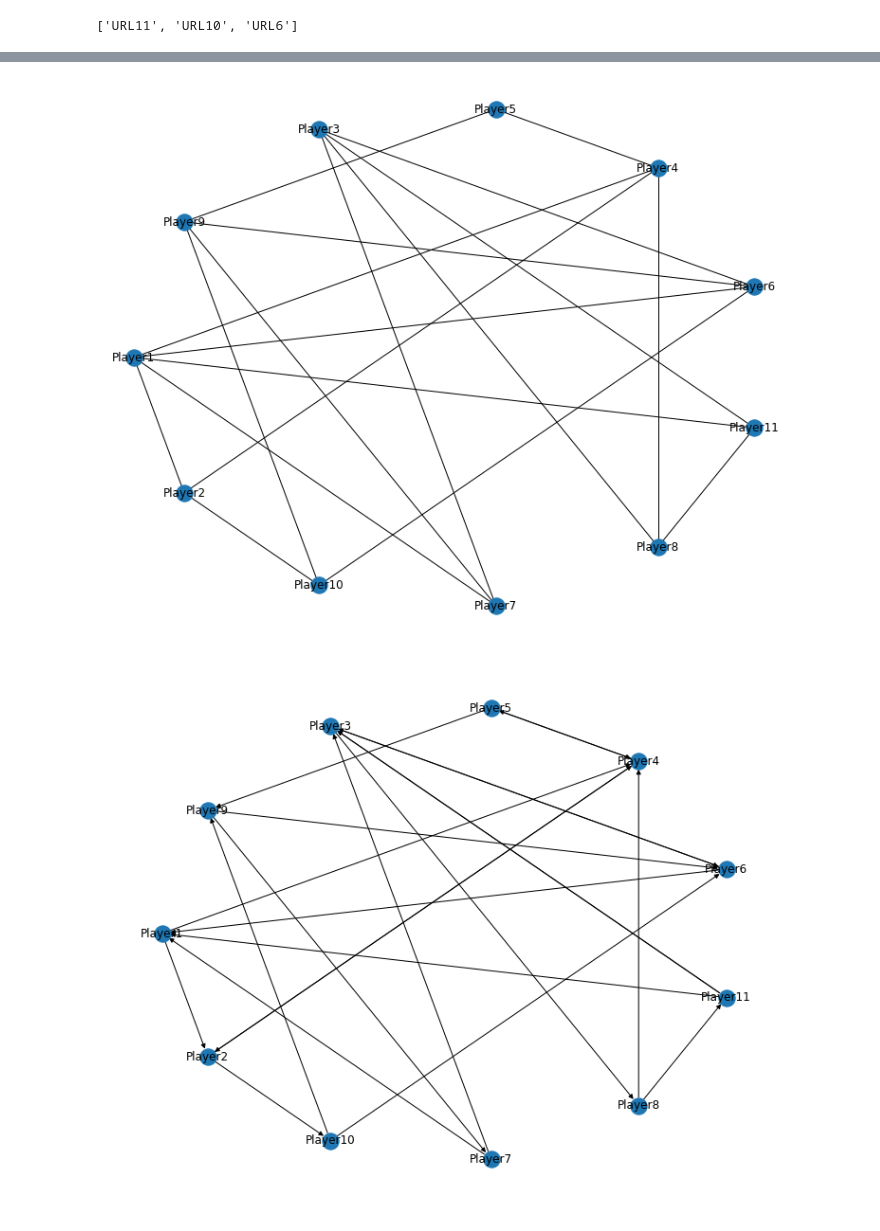
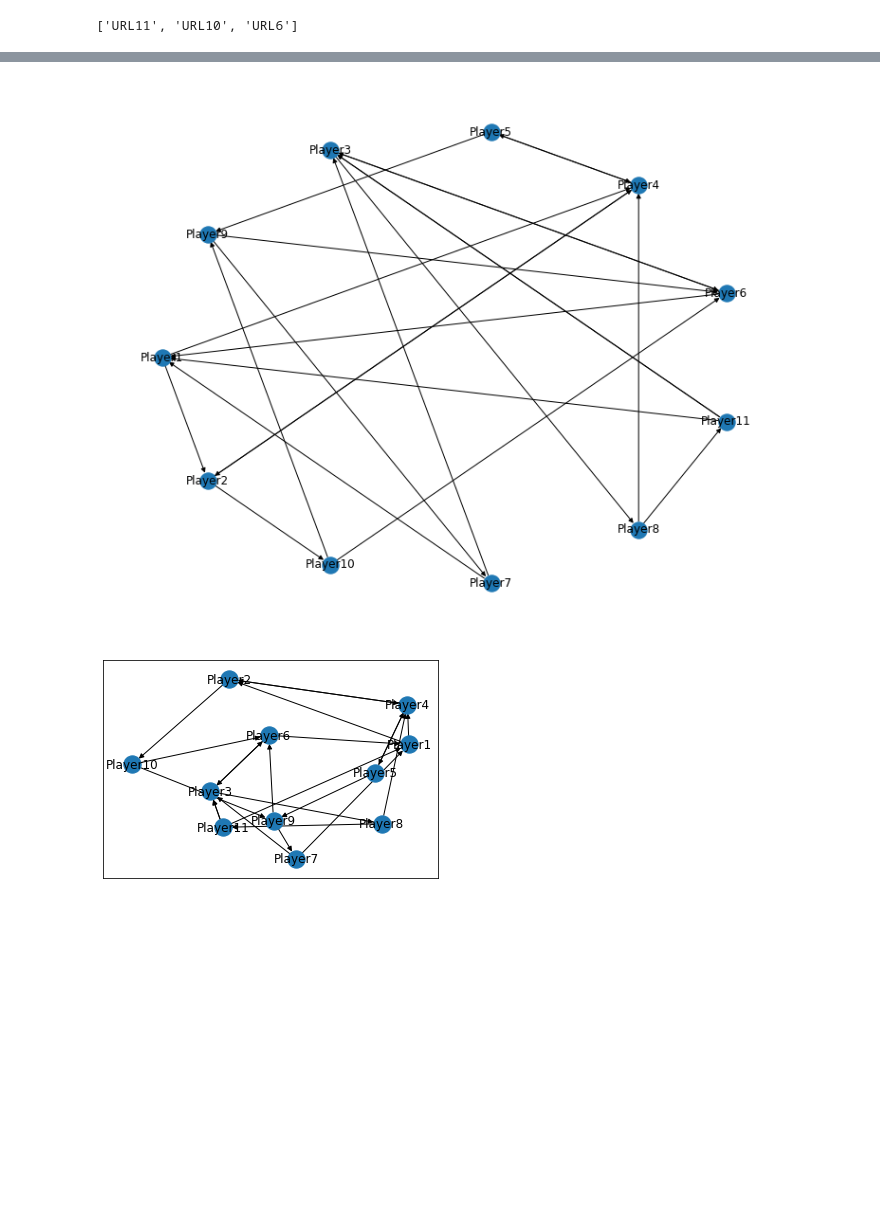
Before and after one commit to NLeSC/balconaz, a Jupyter notebook: notebooks/analysis.ipynb, the cells around one changed output, grey strips where cells are left out. Saved outputs shown, nothing was run; the diff lists cells and outputs as text; code cells hidden in the pictures; blank space fills up the shorter version.

```diff
--- a/notebooks/analysis.ipynb
+++ b/notebooks/analysis.ipynb
@@ -57,19 +127,14 @@ nx.draw_networkx(G)
 # %%
-# a bit more space
+# plot spacy multigraph of who voted for whom
 plt.figure(figsize=(10, 8))
-nx.draw_shell(G, with_labels=True)
+nx.draw_shell(M, with_labels=True)
 # %% [output]
-[figure, old version]
+[figure, new version]
-# %%
-# and now we try multigraph
-
-M = nx.from_pandas_edgelist(df_raw, 'Player', 'Guess', create_using=nx.MultiDiGraph())
-#print(M.is_directed(), M.is_multigraph())
-#print(M.edges(data=True))
-plt.figure(figsize=(10, 8))
-nx.draw_shell(M, with_labels=True)
-# %% [output]
-[figure, removed]
+# %%
+# a bit more dense
+nx.draw_networkx(M)
+# %% [output]
+[figure, added]
 # %%
 # another look via degree sequences
 # source: from networkx gallery
```
Also changed, not shown: parts of 28 cells of this notebook.
